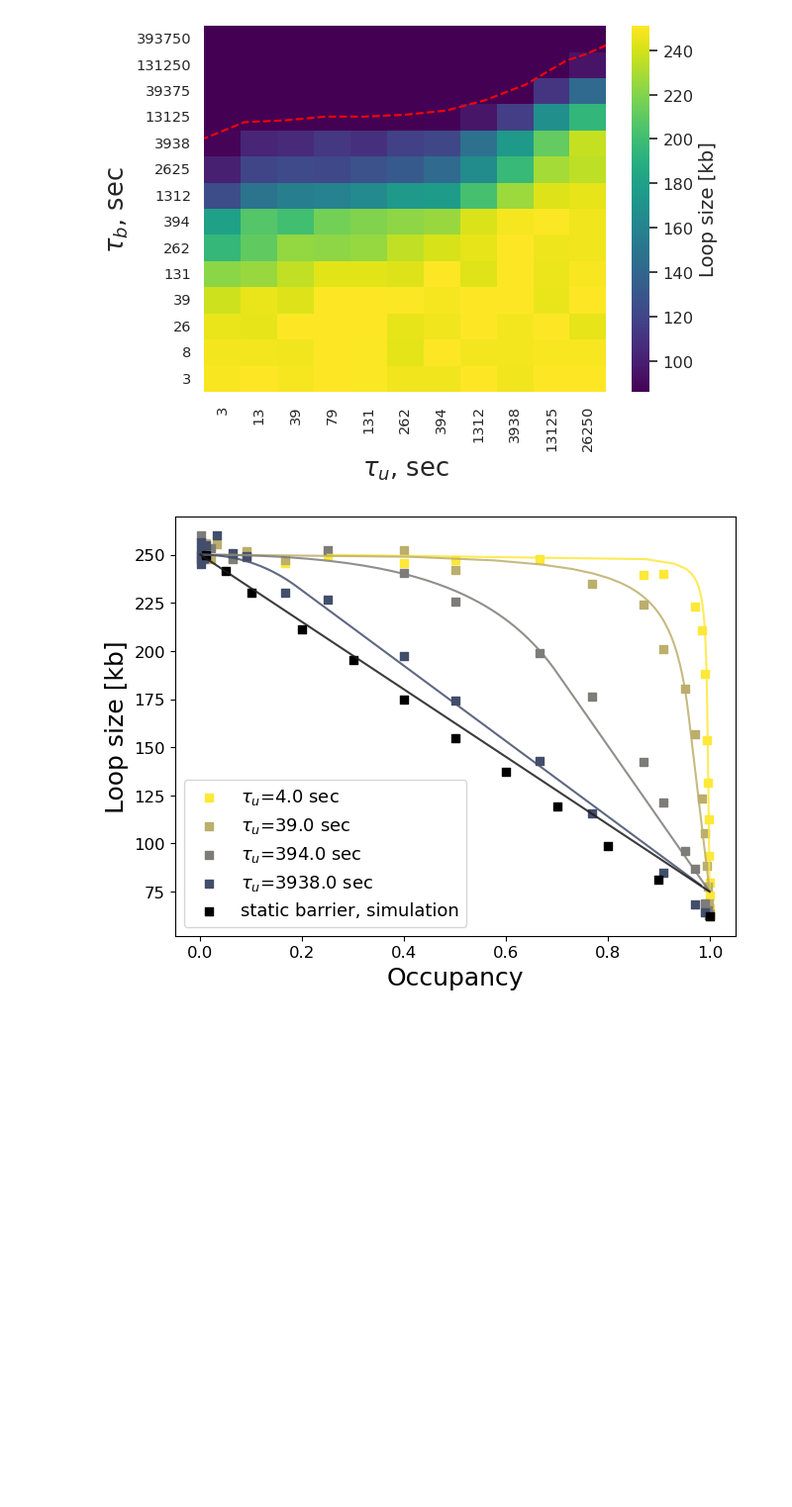
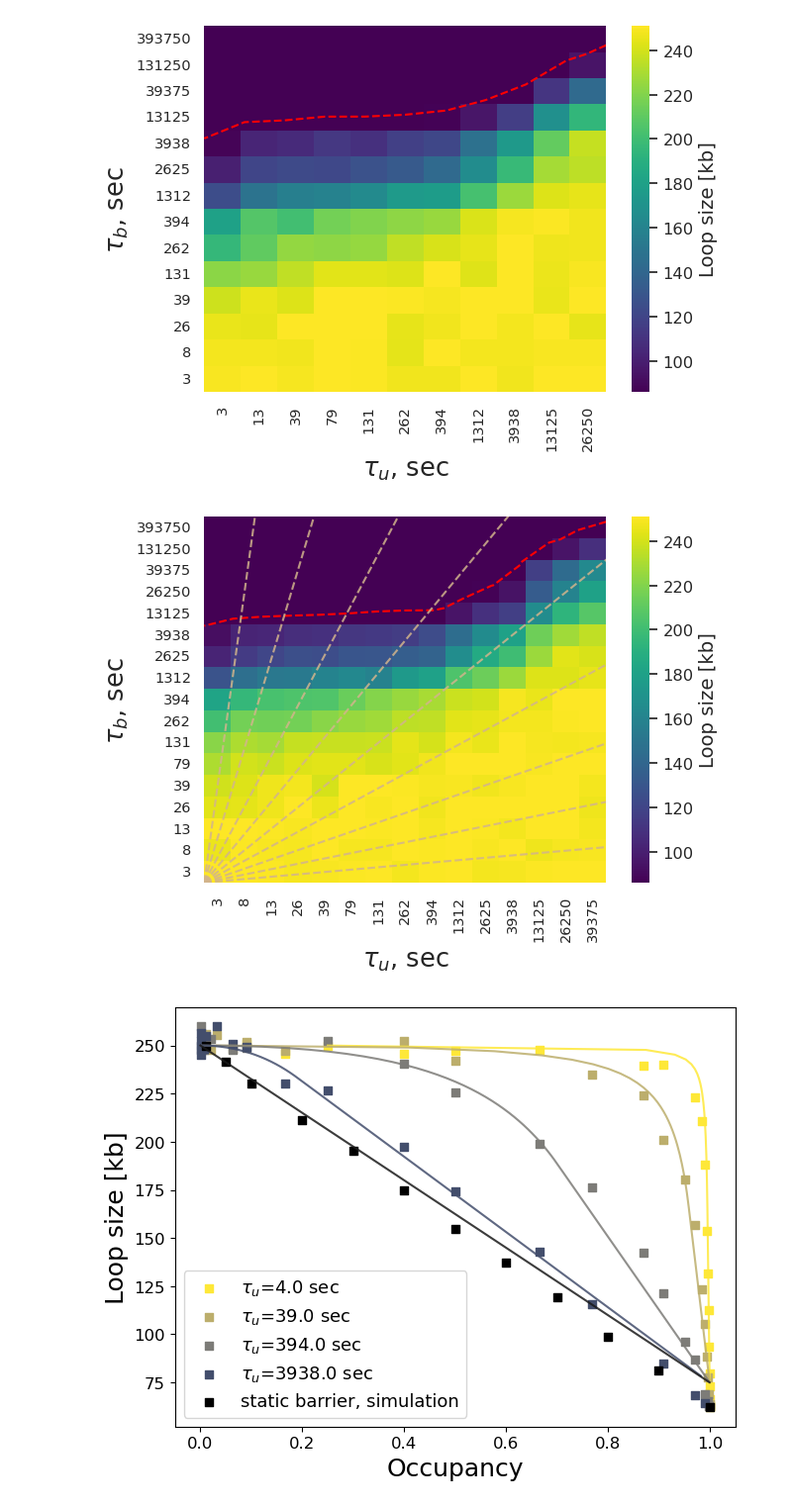
Before and after one commit to Fudenberg-Research-Group/dynamic_extrusion_boundaries, a Jupyter notebook: analysis/loop_size_simulations.ipynb, the cells around one changed output. Shown at 99% size. Cells and saved outputs as stored; diff of their text form; code cells hidden in the pictures; blank space fills up the shorter version.

Commit message:
updating loop size with adding constant occups

```diff
--- a/analysis/loop_size_simulations.ipynb
+++ b/analysis/loop_size_simulations.ipynb
@@ -115,6 +115,84 @@ for life in unique_life:
         plt.show()
 # %% [output]
 [figure]
+# %%
+file = pd.read_csv('../output/scores/simulation/scores/loop_size_converged_pair_hreso.csv')
+# %%
+# Define slopes and their corresponding alpha values for transparency
+slopes = [0.11, 0.25, 0.431, 0.675, 1, 1.5, 2.35,  4.15, 8.975]
+alpha_values = [0.1, 0.2, 0.3, 0.4, 0.5, 0.6, 0.7, 0.8, 1.0]  # Transparency levels
+
+# Extend the x-axis range to start at 0 for lines passing through (0, 0)
+x_vals = np.linspace(0, max(taup_range), 500)  # Extended x range
+
+# Define unique values for lifetime and velocity
+unique_life = [500]
+unique_vel = [1]
+
+tau_range = [1,  3,5, 10, 15, 30, 50, 100, 150, 500, 1000, 1500,5000,10000, 15000, 50000, 150000]
+taup_range = [ 1.0,  3,5.0, 10.0, 15,30,  50, 100, 150,500, 1000,1500, 5000, 10000, 15000]
+
+for life in unique_life:
+    for vel in unique_vel:
+        # Filter the data based on lifetime and velocity
+        new_file = file.query(
+            'life == @life and vel == @vel and clife in @tau_range and cof in @taup_range'
+        )[['clife', 'cof', 'loopmean']]
+
+        # Convert and round the filtered data
+        new_file['clife'] = (new_file['clife'] * TIME_CONV_COEF).round().astype(int)
+        new_file['cof'] = (new_file['cof'] * TIME_CONV_COEF).round().astype(int)
+        new_file['loopmean'] = new_file['loopmean'] * LATTICE_CONV_COEF
+
+        # Pivot the filtered data to create the heatmap data
+        heatmap_data = new_file.pivot('clife', 'cof', 'loopmean')
+
+        fig, ax = plt.subplots()
+
+        smooth_scale = 1
+        z = ndimage.zoom(heatmap_data.to_numpy(), smooth_scale)
+
+        # Create the heatmap using seaborn
+        ax = sns.heatmap(heatmap_data, annot=False, vmin = 86, vmax= 251,cmap='viridis', fmt='.4g', cbar_kws={'label': 'Loop size'})
+        sns.set(font_scale=0.53)
+        cbar = ax.collections[0].colorbar
+        cbar.ax.tick_params(labelsize=11.75)
+        # Set the font size of color bar label
+        cbar.set_label('Loop size [kb]', fontsize=14.15)
+
+        # Add equipotential lines for loop size = 700
+        number_tau = 15
+        number_taup =17
+        d = gaussian_filter(heatmap_data.to_numpy(), sigma=1)
+        smooth_scale = 1
+        cntr = ax.contour(np.linspace(0, number_tau, number_tau*smooth_scale),
+                           np.linspace(0, number_taup, number_taup*smooth_scale),
+                           heatmap_data.to_numpy(), levels=[350*0.25], colors='red', linestyles='dashed')
+
+        # Add constant slope lines passing through (0, 0)
+        for slope, alpha in zip(slopes, alpha_values):
+            y_vals = slope * x_vals  # Calculate y values for the given slope
+            ax.plot(
+                x_vals, y_vals,
+                color='tan',
+                #alpha=alpha,
+                alpha= 0.85,
+                linestyle='--',
+                label=f'{np.round(slope/(slope+1), 3)}'
+            )
+
+        # Customize labels and title
+        plt.xticks(fontsize=10.51, rotation=90)
+        plt.yticks(fontsize=10.51)
+        plt.xlabel(r'$\tau_u$, sec', fontsize=18.5)
+        plt.ylabel(r'$\tau_b$, sec', fontsize=18.5)
+        plt.gca().invert_yaxis()
+
+        plt.tight_layout()
+        plt.savefig('../output/figures/loopsize_for_pair.pdf',ppt= 500,transparent=True)
+        plt.show()
+# %% [output]
+[figure, added]
 # %%
 file_stat = pd.read_csv('../output/scores/simulation/scores/merged_data_loopsize_static.csv')
 # %%
```
